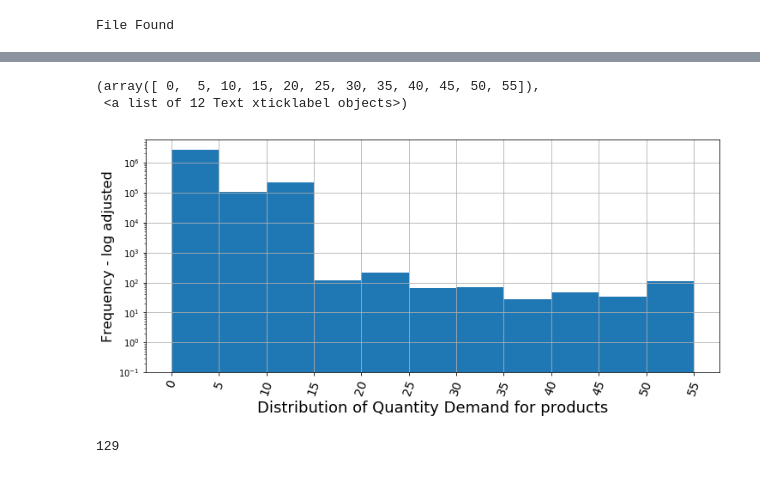
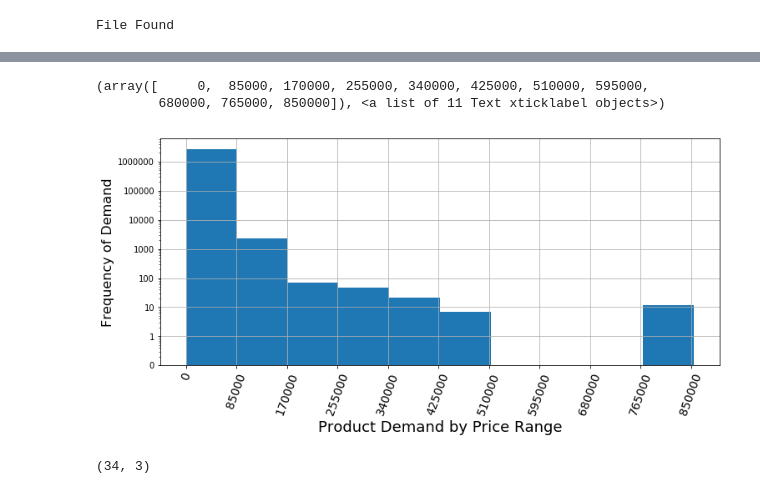
Before and after one commit to DanyalKhaliq/Machine-Learning-, a Jupyter notebook: LostSalesExploratory.ipynb, the cells around one changed output, grey strips where cells are left out. Cells and saved outputs as stored; diff of their text form; code cells hidden in the pictures.

```diff
--- a/LostSalesExploratory.ipynb
+++ b/LostSalesExploratory.ipynb
@@ -177,3 +105,5 @@ CreateLinePlots(df_initial[df_initial.CITY == 'Lahore'],'Home & Living','Kitchen
+# %%
+df_initial['PRICE_MEDIAN'] = df_initial.groupby('SKU')['UNIT_PRICE'].transform('median')
 # %%
 df_initial['WEEKDAY'] = df_initial['DATE'].apply(lambda x:calendar.day_name[x.weekday()])
 df_initial['MONTH'] = df_initial['DATE'].apply(lambda x:calendar.month_abbr[x.month])
@@ -179,0 +248,3 @@ df_initial['MONTH'] = df_initial['DATE'].apply(lambda x:calendar.month_abbr[x.mo
+# %%
+df_initial['WEEKDAY'] = df_initial['DATE'].apply(lambda x:calendar.day_name[x.weekday()])
+df_initial['MONTH'] = df_initial['DATE'].apply(lambda x:calendar.month_abbr[x.month])
@@ -180,3 +285,21 @@ df_initial['MONTH'] = df_initial['DATE'].apply(lambda x:calendar.month_abbr[x.mo
+# %%
+def generateMonthlyTopCatagoriesPlt(data,title):
+    data.sort_values('Quantity',ascending=False, inplace = True)
+    sns.set_style('whitegrid')
+    g = sns.factorplot(x='MONTH', y='Quantity', hue='CatConcat', data=data, kind='bar')
+    box = g.ax.get_position()
+    g.ax.set_position([box.x0 , box.y0, box.width * 1.2, box.height * 1.0]) # resize position
+    #g.ax.legend(loc='upper center', bbox_to_anchor=(0.5, 0.05),fancybox=True, shadow=True, ncol=5)
+    g.despine(left=False)
+    #g.fig.get_axes()[0].legend(loc='upper right')
+    #plt.legend(loc='upper center')
+    plt.title(title, fontsize=16)
+
+
+for x in months:
+    data = temp[temp.MONTH == x]
+    if data.shape[0] > 0:
+        generateMonthlyTopCatagoriesPlt(data,'Top Demanded Catagories for Month : ' + x)
 # %%
 temp = df_initial.groupby(by=['MONTH'], as_index=False)['Quantity'].sum()
 temp['Assortment% Demand'] = ((temp.Quantity/df_initial.Quantity.sum())*100).round(decimals = 1)
@@ -273,8 +395,8 @@ else:
 File Found
 # %%
 def generateWordCloud(text,maxWords,title):
-    wordcloud = WordCloud(max_font_size=40,max_words=maxWords,colormap="Dark2",background_color="green").generate(text)
-    plt.subplots(figsize=(10,10))
+    wordcloud = WordCloud(max_font_size=45,max_words=maxWords,background_color="black").generate(text)
+    plt.subplots(figsize=(12,12))
     plt.imshow(wordcloud, interpolation="bilinear")
     plt.title(title,fontsize=18)
     plt.axis("off")
@@ -296,18 +418,22 @@ for x in months:
 # %%
+from matplotlib.ticker import FuncFormatter
+def log_10_product(x, pos):
+    """The two args are the value and tick position.
+    Label ticks with the product of the exponentiation"""
+    return '%1i' % (x)
+
 fig, ax = plt.subplots(figsize=(12, 5))
-bins = np.arange(0,60,5)
-df_initial['Quantity'].hist(ax=ax, bins=bins, bottom=0.1)
+#bins = np.arange(0,60,5) , use bins=bins in hist function below for smaller values
+df_initial['PRICE_MEDIAN'].hist(ax=ax, bottom=0.1)
 
+formatter = FuncFormatter(log_10_product)
 ax.set_yscale('log')
-plt.xticks(range(0, 60, 5), fontsize=14)
-plt.xlabel('Distribution of Quantity Demand for products', fontsize=18)
-plt.ylabel('Frequency - log adjusted', fontsize=16)
+ax.yaxis.set_major_formatter(formatter)
+plt.xticks(range(0, int(df_initial['PRICE_MEDIAN'].max()), int(85000)), fontsize=14)
+plt.xlabel('Product Demand by Price Range', fontsize=18)
+plt.ylabel('Frequency of Demand', fontsize=16)
 plt.xticks(rotation=70)
 # %% [output]
-(array([ 0,  5, 10, 15, 20, 25, 30, 35, 40, 45, 50, 55]),
- <a list of 12 Text xticklabel objects>)
+(array([     0,  85000, 170000, 255000, 340000, 425000, 510000, 595000,
+        680000, 765000, 850000]), <a list of 11 Text xticklabel objects>)
-[figure, old version]
+[figure, new version]
-# %%
-pd.Series((df_initial.Quantity == 20)).value_counts()[1]
-# %% [output]
-129
@@ -313,0 +442,11 @@ pd.Series((df_initial.Quantity == 20)).value_counts()[1]
+# %%
+#temp = df_initial[['MONTH','CATEGORY_LEVEL_1']]
+#temp = df_initial.groupby(by=['MONTH','CATEGORY_LEVEL_1'], as_index=False)['DATE'].count()
+temp = df_initial[df_initial.CATEGORY_LEVEL_1 == 'Phones & Tablets'].groupby(by=['MONTH','PRODUCT_NAME'], as_index=False)['DATE'].count()
+months = ["Dec","Jan", "Feb", "Mar", "Apr", "May"]
+temp['MONTH'] = pd.Categorical(temp['MONTH'], categories=months, ordered=True)
+temp.sort_values('MONTH',ascending=True, inplace = True)
+temp[temp.DATE > 400].shape
+#temp[:10]
+# %% [output]
+(34, 3)
```
Also changed, not shown: parts of 35 cells of this notebook.
